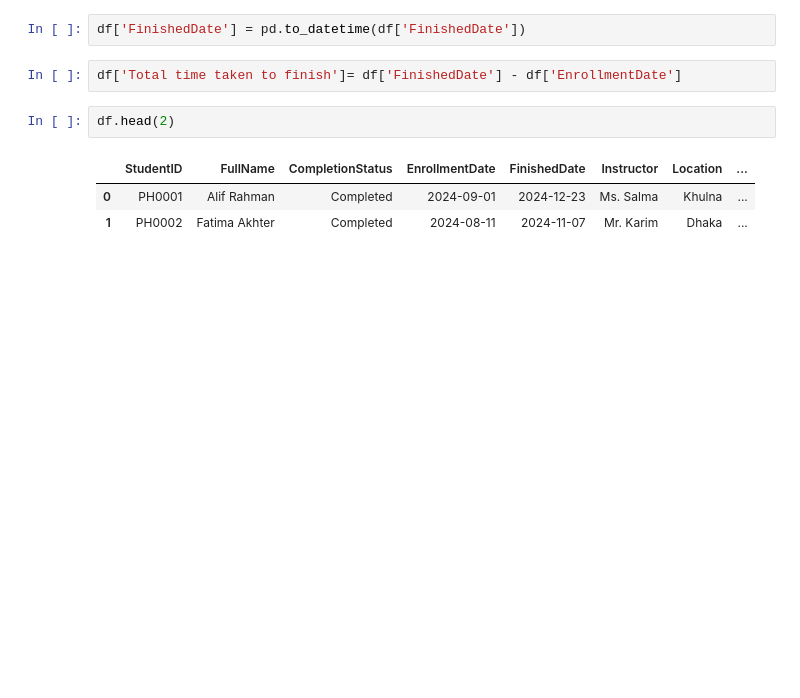
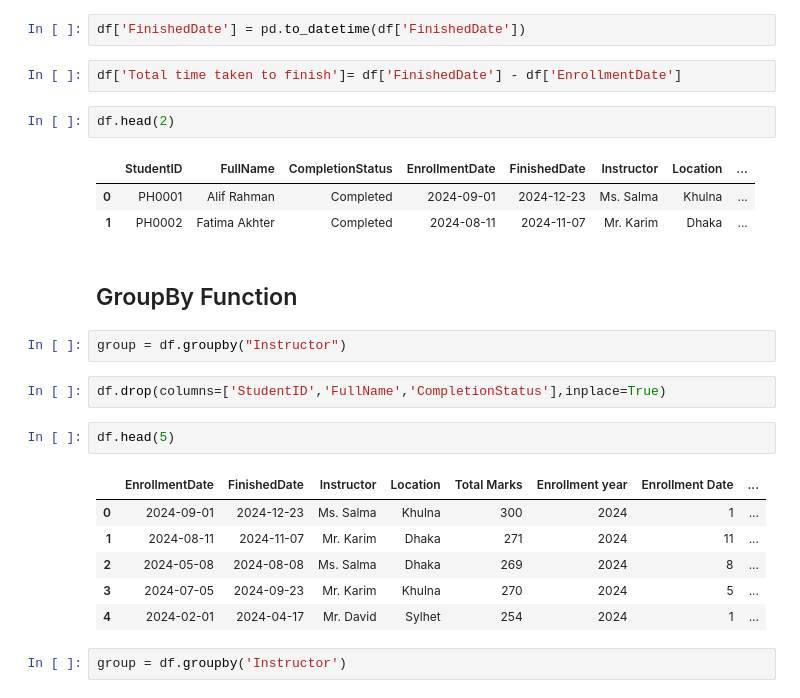
Before and after one commit to nafijur-rahaman/Data-Analysis-With-Python, a Jupyter notebook: Pandas/mani_panda.ipynb, the cells around one changed output. Saved outputs shown, nothing was run; the diff lists cells and outputs as text; blank space fills up the shorter version.

Commit message:
group by function

```diff
--- a/Pandas/mani_panda.ipynb
+++ b/Pandas/mani_panda.ipynb
@@ -497,3 +497,20 @@ df.head(2)
 |  | StudentID | FullName | CompletionStatus | EnrollmentDate | FinishedDate | Instructor | Location | ... |
 | 0 | PH0001 | Alif Rahman | Completed | 2024-09-01 | 2024-12-23 | Ms. Salma | Khulna | ... |
 | 1 | PH0002 | Fatima Akhter | Completed | 2024-08-11 | 2024-11-07 | Mr. Karim | Dhaka | ... |
+# %% [markdown]
+## GroupBy Function
+# %%
+group = df.groupby("Instructor")
+# %%
+df.drop(columns=['StudentID','FullName','CompletionStatus'],inplace=True)
+# %%
+df.head(5)
+# %% [output]
+|  | EnrollmentDate | FinishedDate | Instructor | Location | Total Marks | Enrollment year | Enrollment Date | ... |
+| 0 | 2024-09-01 | 2024-12-23 | Ms. Salma | Khulna | 300 | 2024 | 1 | ... |
+| 1 | 2024-08-11 | 2024-11-07 | Mr. Karim | Dhaka | 271 | 2024 | 11 | ... |
+| 2 | 2024-05-08 | 2024-08-08 | Ms. Salma | Dhaka | 269 | 2024 | 8 | ... |
+| 3 | 2024-07-05 | 2024-09-23 | Mr. Karim | Khulna | 270 | 2024 | 5 | ... |
+| 4 | 2024-02-01 | 2024-04-17 | Mr. David | Sylhet | 254 | 2024 | 1 | ... |
+# %%
+group = df.groupby('Instructor')
```
Also changed, not shown: parts of 1 cell of this notebook.
